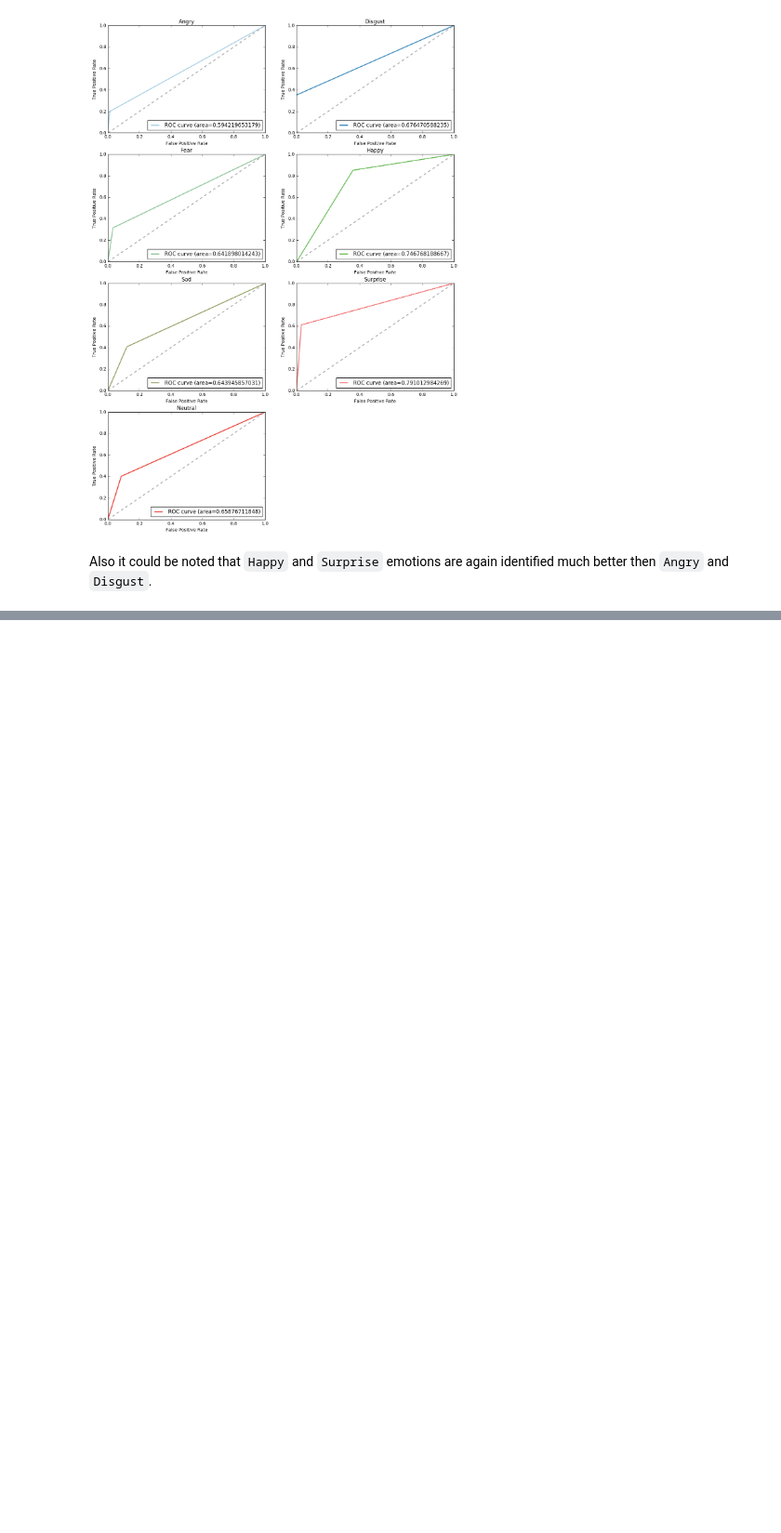
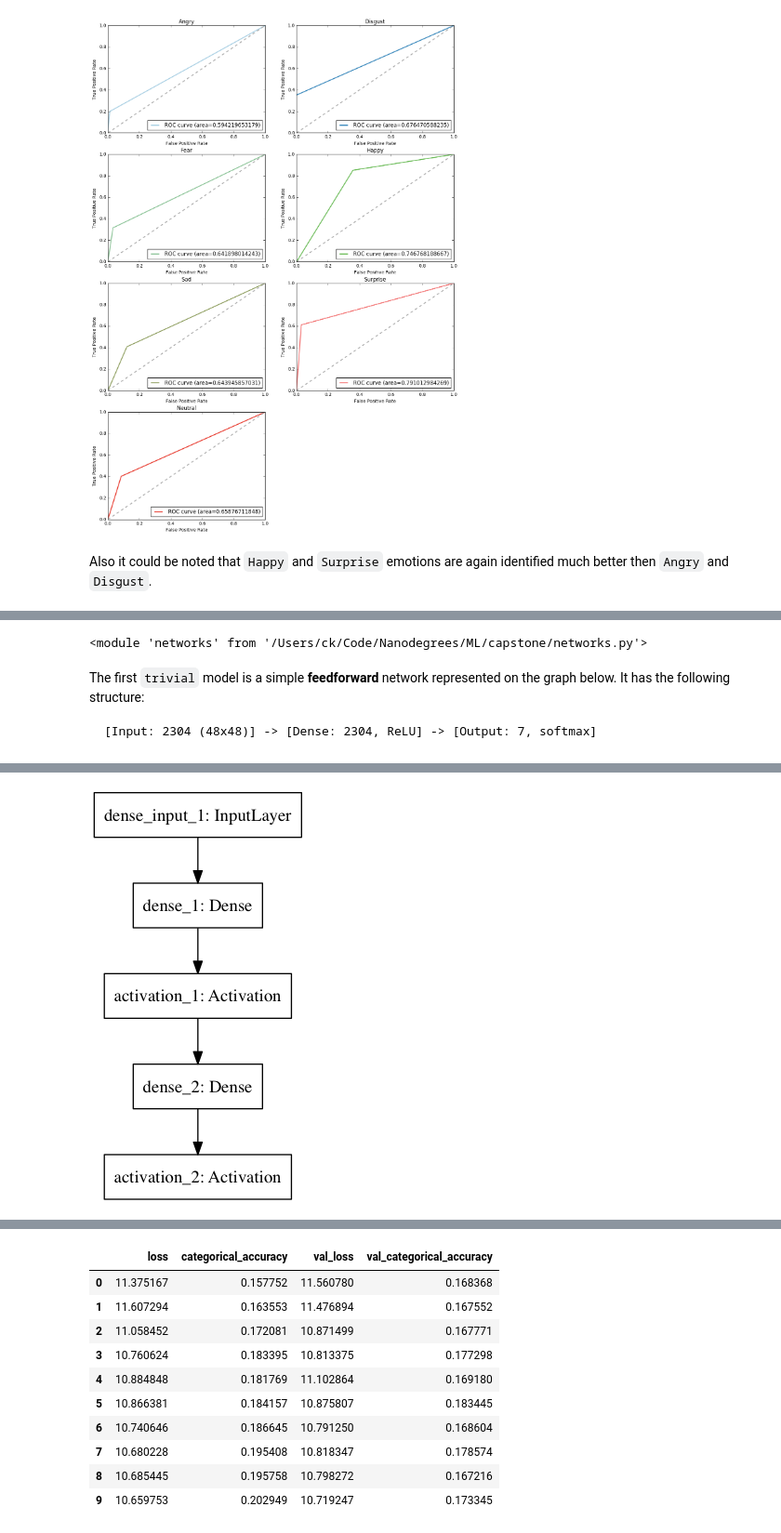
Before and after one commit to devforfu/emotions, a Jupyter notebook: emotions.ipynb, the cells around one changed output, grey strips where cells are left out. Shown at 93% size. Saved outputs shown, nothing was run; the diff lists cells and outputs as text; code cells hidden in the pictures; blank space fills up the shorter version.

````diff
--- a/emotions.ipynb
+++ b/emotions.ipynb
@@ -664,0 +698,6 @@ from keras.preprocessing.image import ImageDataGenerator
+# %%
+import imp
+import networks
+imp.reload(networks)
+# %% [output]
+<module 'networks' from '/Users/ck/Code/Nanodegrees/ML/capstone/networks.py'>
@@ -664,0 +793,15 @@ from keras.preprocessing.image import ImageDataGenerator
+# %% [markdown]
+The first `trivial` model  is a simple **feedforward** network represented on the graph below. It has the following structure:
+```
+[Input: 2304 (48x48)] -> [Dense: 2304, ReLU] -> [Output: 7, softmax]
+```
+# %%
+compile_params = dict(
+    loss='categorical_crossentropy',
+    optimizer='adam',
+    metrics=['categorical_accuracy'])
+# %%
+model, scoring = score_network(
+    X_train_small, y_train_small, 'trivial',
+    callbacks=[], verbose=0, nb_epoch=10, **compile_params)
+# %% [output]
@@ -664,0 +809 @@ from keras.preprocessing.image import ImageDataGenerator
+[figure, added]
@@ -664,0 +816,11 @@ from keras.preprocessing.image import ImageDataGenerator
+|  | loss | categorical_accuracy | val_loss | val_categorical_accuracy |
+| 0 | 11.375167 | 0.157752 | 11.560780 | 0.168368 |
+| 1 | 11.607294 | 0.163553 | 11.476894 | 0.167552 |
+| 2 | 11.058452 | 0.172081 | 10.871499 | 0.167771 |
+| 3 | 10.760624 | 0.183395 | 10.813375 | 0.177298 |
+| 4 | 10.884848 | 0.181769 | 11.102864 | 0.169180 |
+| 5 | 10.866381 | 0.184157 | 10.875807 | 0.183445 |
+| 6 | 10.740646 | 0.186645 | 10.791250 | 0.168604 |
+| 7 | 10.680228 | 0.195408 | 10.818347 | 0.178574 |
+| 8 | 10.685445 | 0.195758 | 10.798272 | 0.167216 |
+| 9 | 10.659753 | 0.202949 | 10.719247 | 0.173345 |
````
Also changed, not shown: parts of 37 cells of this notebook, 8 other files.
